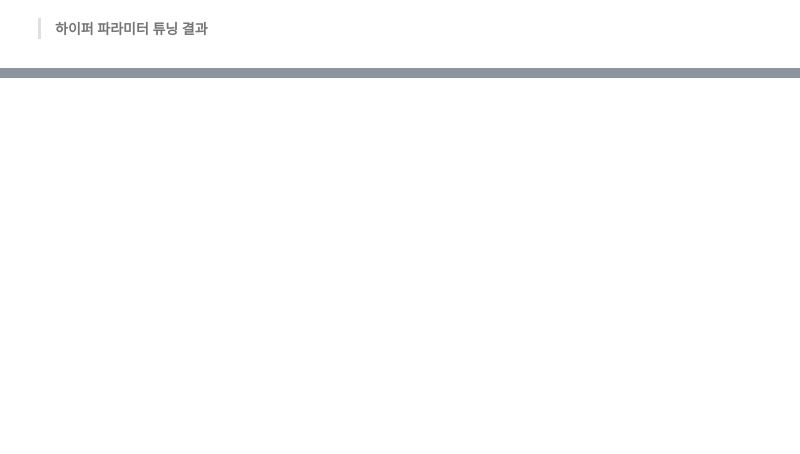
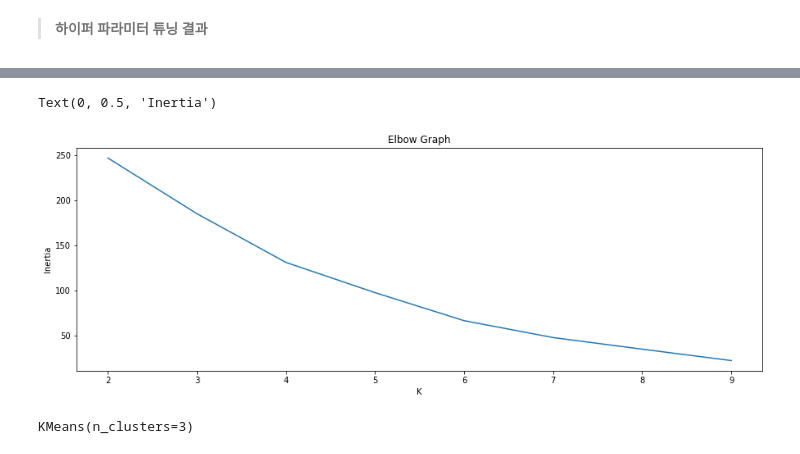
Before and after one commit to sleeptiger/Abc-project, a Jupyter notebook: 머신러닝L.ipynb, the cells around one changed output, grey strips where cells are left out. Drawn from its saved outputs; the diff is of its cells as text; code cells hidden in the pictures; blank space fills up the shorter version.

```diff
--- a/머신러닝L.ipynb
+++ b/머신러닝L.ipynb
@@ -1396,0 +1558,10 @@ Text(0.5, 1.0, 'R2')
+# %%
+# 최적 군집 수 결정
+inertia_ls = []
+k_range = range(2, 10)
+for k in k_range:
+    kmeans = KMeans(n_clusters=k)
+    kmeans.fit(penguins)
+    inertia = kmeans.inertia_
+    print('K : {} | inertia : {}'.format(k, inertia))
+    inertia_ls.append(inertia)
@@ -1396,0 +1577,15 @@ Text(0.5, 1.0, 'R2')
+# %%
+plt.figure(figsize=(15, 5))
+sns.lineplot(x=k_range, y=inertia_ls)
+plt.title('Elbow Graph')
+plt.xlabel('K')
+plt.ylabel('Inertia')
+# 3에서 4로 갈때 확 꺽인다.
+# %% [output]
+Text(0, 0.5, 'Inertia')
+[figure, added]
+# %%
+kmeans = KMeans(n_clusters=3)
+kmeans.fit(penguins)
+# %% [output]
+KMeans(n_clusters=3)
```
Also changed, not shown: parts of 77 cells of this notebook.
